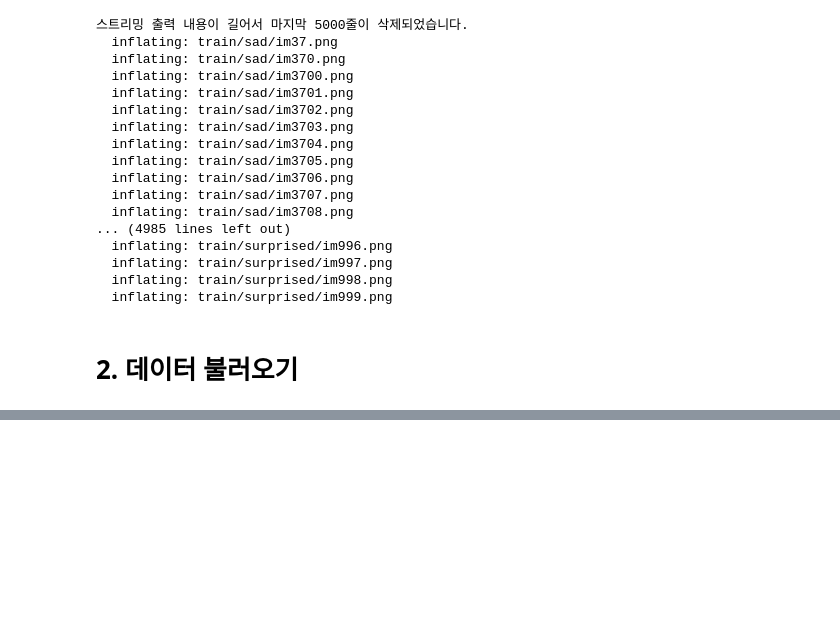
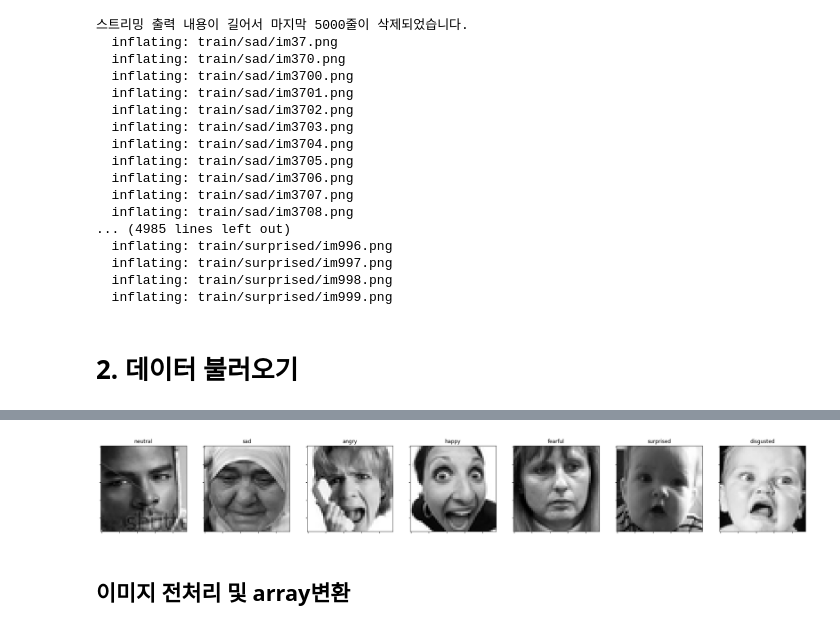
Before and after one commit to BoHye0202/Toy-Project, a Jupyter notebook: 5.Music Recommendation based on emotion/Facial_Expression.ipynb, the cells around one changed output, grey strips where cells are left out. Saved outputs shown, nothing was run; the diff lists cells and outputs as text; code cells hidden in the pictures; blank space fills up the shorter version.

```diff
--- a/5.Music Recommendation based on emotion/Facial_Expression.ipynb
+++ b/5.Music Recommendation based on emotion/Facial_Expression.ipynb
@@ -93,0 +120,23 @@ os.listdir(path)
+# %%
+classes = ['neutral', 'sad', 'angry', 'happy', 'fearful', 'surprised', 'disgusted']
+# %%
+def plot_all_image():
+  fig, ax = plt.subplots(1, 7, figsize=(30,12))
+  fig.subplots_adjust(hspace = .2, wspace=.2)
+  ax = ax.ravel()
+
+  for i in range(len(classes)):
+    url = path+classes[i]
+    file = random.choice(os.listdir(url))
+    f = img.imread(url+'/'+file)
+
+    ax[i].imshow(f, cmap='gray')
+    ax[i].set_title(classes[i])
+    ax[i].set_xticklabels([])
+    ax[i].set_yticklabels([])
+# %%
+plot_all_image()
+# %% [output]
+[figure, added]
+# %% [markdown]
+## 이미지 전처리 및 array변환
```
Also changed, not shown: parts of 21 cells of this notebook.
